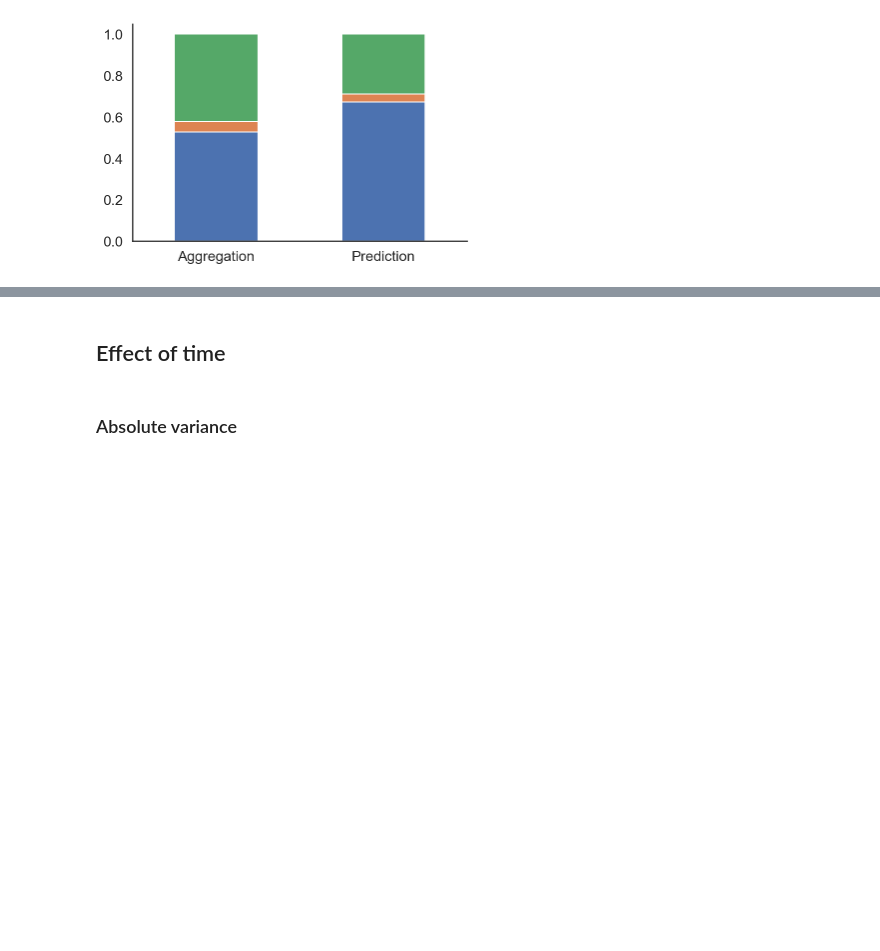
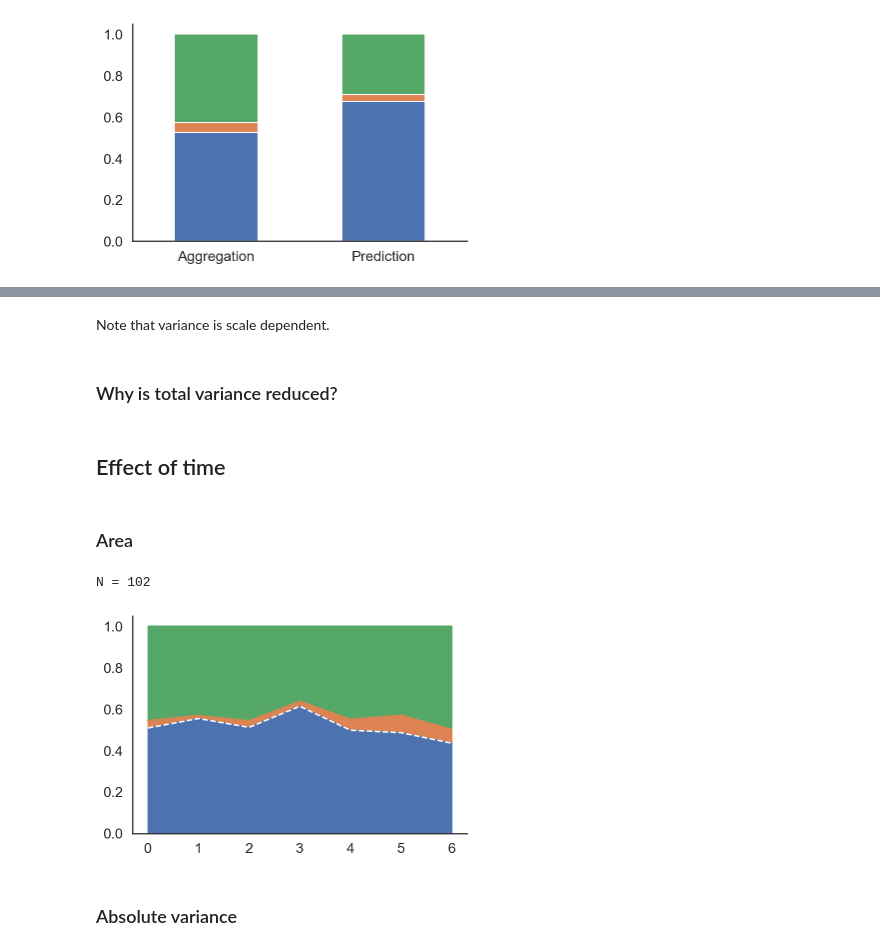
Before and after one commit to hgzech/trr265, a Jupyter notebook: notebooks/14_gbe.sst.reliability.ipynb, the cells around one changed output, grey strips where cells are left out. Saved outputs shown, nothing was run; the diff lists cells and outputs as text; code cells hidden in the pictures; blank space fills up the shorter version.

```diff
--- a/notebooks/14_gbe.sst.reliability.ipynb
+++ b/notebooks/14_gbe.sst.reliability.ipynb
@@ -194,2 +265,6 @@ ax.get_legend().remove()
+# %% [markdown]
+Note that variance is scale dependent.
+# %% [markdown]
+### Why is total variance reduced?
 # %% [markdown]
 ## Effect of time
@@ -196,3 +273,10 @@ ax.get_legend().remove()
+# %% [markdown]
+### Area
+# %%
+stats.plot_time_effect_area(scores, 8, "ssrt_predicted_joint")
+# %% [output]
+N = 102
+[figure, added]
 # %% [markdown]
 ### Absolute variance
 # %%
```
Also changed, not shown: parts of 16 cells of this notebook, 48 other files.
